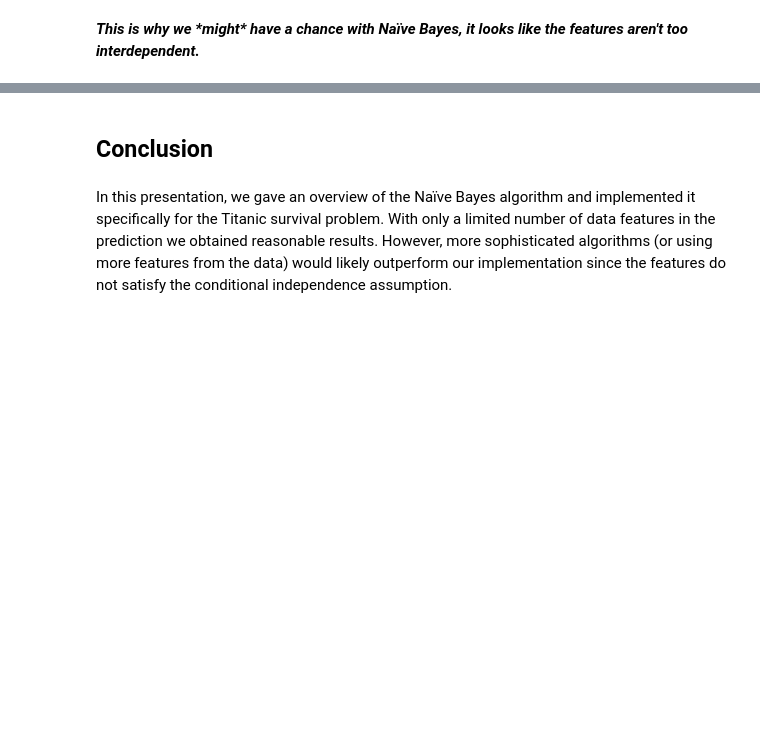
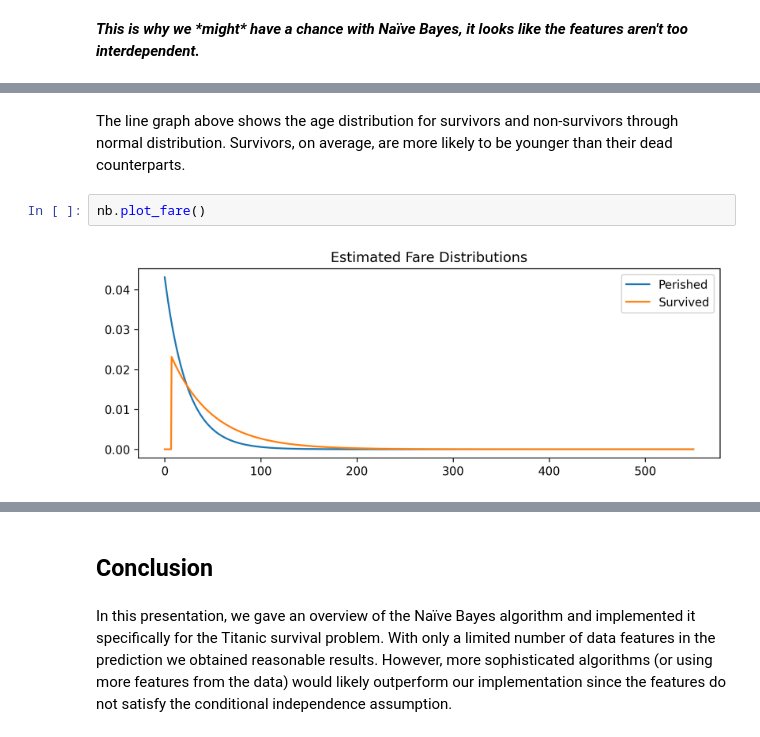
Before and after one commit to AngC1998/Fall_2020_Directed_Reading_Program, a Jupyter notebook: Titanic.ipynb, the cells around one changed output, grey strips where cells are left out. Cells and saved outputs as stored; diff of their text form; blank space fills up the shorter version.

```diff
--- a/Titanic.ipynb
+++ b/Titanic.ipynb
@@ -585,0 +639,6 @@ nb.plot_sex()
+# %% [markdown]
+The line graph above shows the age distribution for survivors and non-survivors through normal distribution. Survivors, on average, are more likely to be younger than their dead counterparts.
+# %%
+nb.plot_fare()
+# %% [output]
+[figure, added]
```
Also changed, not shown: parts of 32 cells of this notebook.
